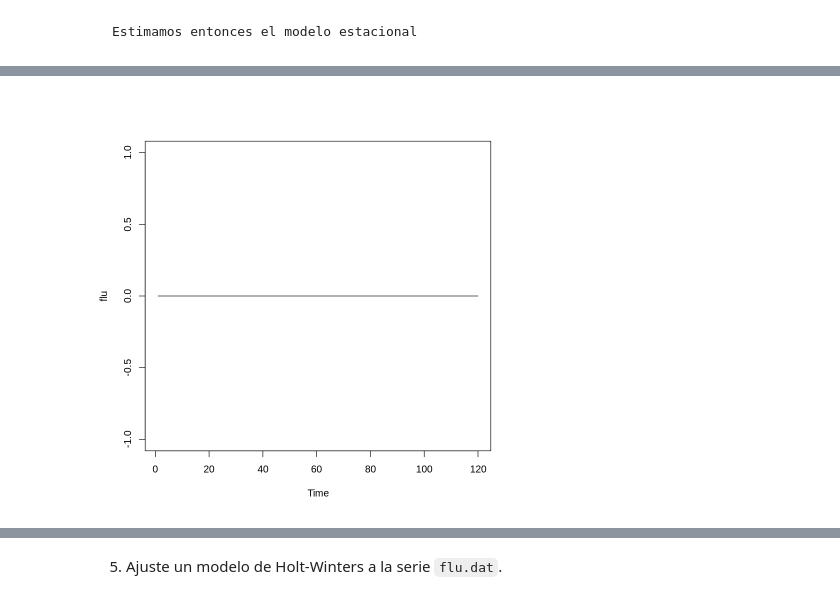
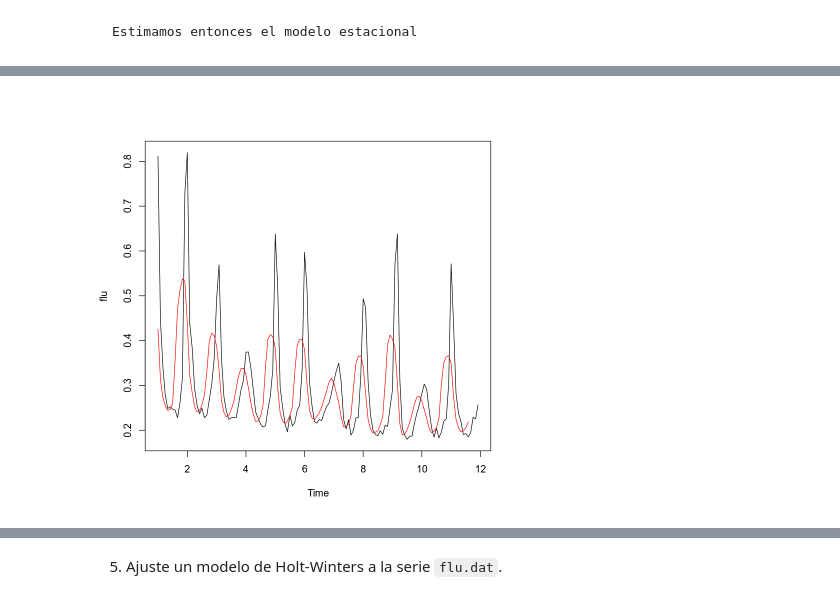
Before and after one commit to brunomb97/mat267-proyectos, a Jupyter notebook: proyecto01/proyecto01.ipynb, the cells around one changed output, grey strips where cells are left out. Drawn from its saved outputs; the diff is of its cells as text; code cells hidden in the pictures.

````diff
--- a/proyecto01/proyecto01.ipynb
+++ b/proyecto01/proyecto01.ipynb
@@ -68,8 +137,8 @@ flu <- ts(read.table("https://www.stat.pitt.edu/stoffer/tsa2/data/flu.dat.txt"),
 Se estimará la tendencia a través de un modelo lineal.
 ```
 # %%
-ma_flu <- rollmean(flu, 13)
-range <- ts(1:length(ma_flu))
+ma_flu <- ts(rollmean(flu, 5), frequency=12)
+range <- ts(1:length(ma_flu), frequency=12)
 regression <- lm(ma_flu ~ range)
 regression
 # %% [output]
@@ -83,6 +152,6 @@ Coefficients:
 intercept = regression$coefficients["(Intercept)"]
 slope = regression$coefficients["range"]
 range <- ts(1:length(ma_flu), frequency=12)
-trend <- intercept + slope * range
+trend <- ts(intercept + slope * range, frequency=12)
 seqplot.ts(ma_flu, trend, ylab="Flu")
 # %% [output]
@@ -92,5 +161,4 @@ seqplot.ts(ma_flu, trend, ylab="Flu")
 Estimamos entonces el modelo estacional
 ```
 # %%
-seasonal <- flu - trend
-plot(seasonal)
+seasonal <- ma_flu - trend
@@ -99,6 +165,5 @@ plot(seasonal)
 # %%
-linealmodel <- ts(trend + seasonal)
-flu <- ts(read.table("https://www.stat.pitt.edu/stoffer/tsa2/data/flu.dat.txt"))
-plot(flu-linealmodel)
+linearmodel <- ts(trend + seasonal, frequency=12)
+seqplot.ts(flu,linearmodel)
 # %% [output]
-[figure, old version]
+[figure, new version]
````
Also changed, not shown: parts of 30 cells of this notebook.
